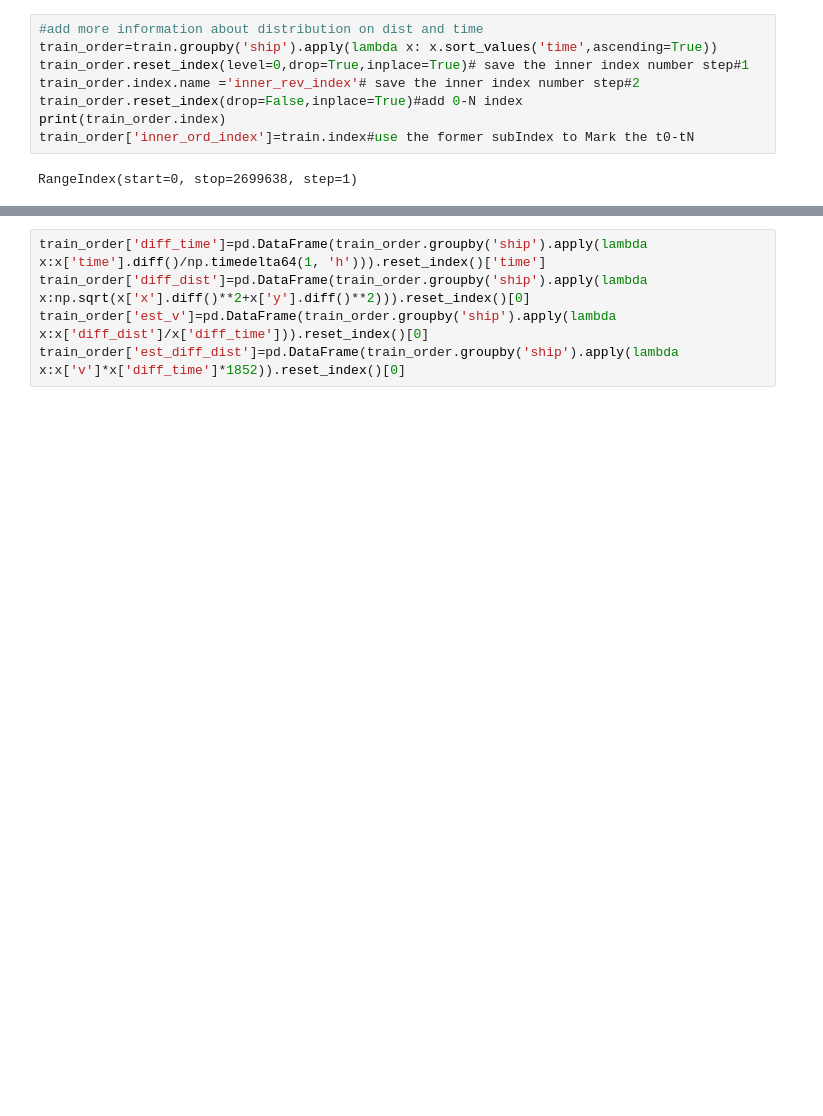
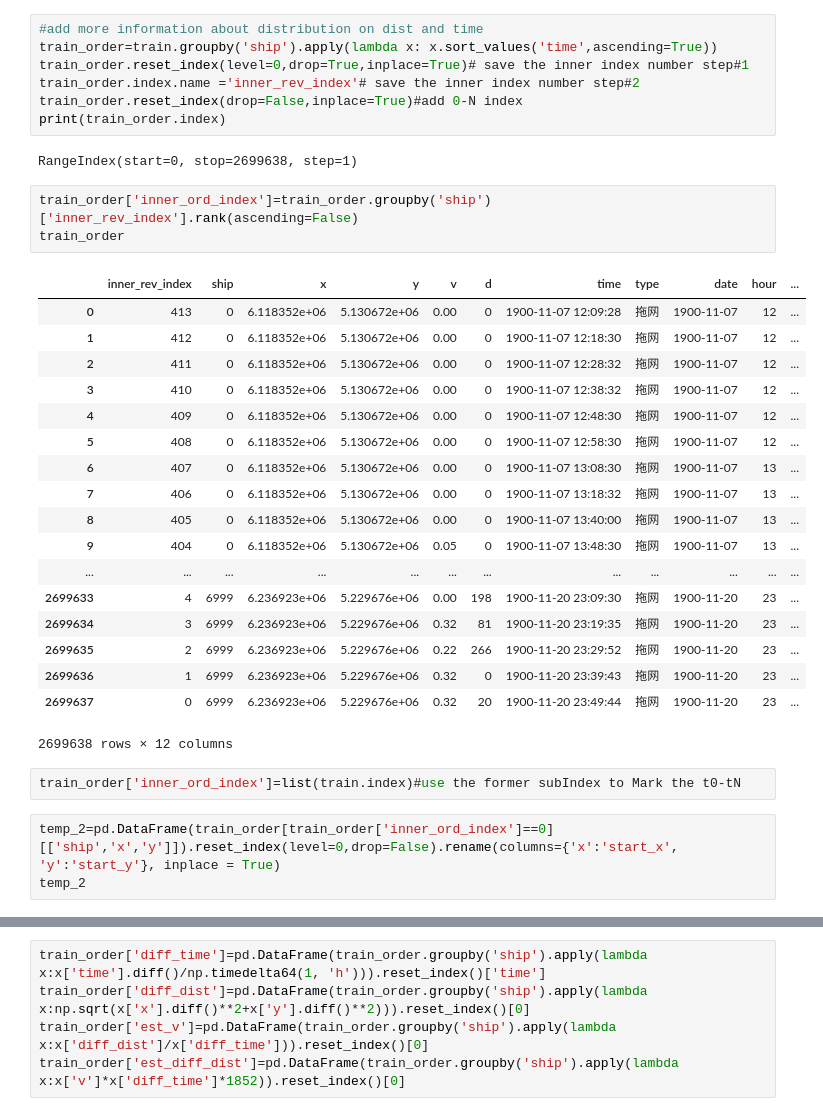
Before and after one commit to GaoGeolone/GeoloneAISea, a Jupyter notebook: process/02-feature_extract.ipynb, the cells around one changed output, grey strips where cells are left out. Drawn from its saved outputs; the diff is of its cells as text; blank space fills up the shorter version.

```diff
--- a/process/02-feature_extract.ipynb
+++ b/process/02-feature_extract.ipynb
@@ -159,6 +161,32 @@ train_order.reset_index(level=0,drop=True,inplace=True)# save the inner index nu
 train_order.index.name ='inner_rev_index'# save the inner index number step#2
 train_order.reset_index(drop=False,inplace=True)#add 0-N index
 print(train_order.index)
-train_order['inner_ord_index']=train.index#use the former subIndex to Mark the t0-tN
 # %% [output]
 RangeIndex(start=0, stop=2699638, step=1)
+# %%
+train_order['inner_ord_index']=train_order.groupby('ship')['inner_rev_index'].rank(ascending=False)
+train_order
+# %% [output]
+|  | inner_rev_index | ship | x | y | v | d | time | type | date | hour | ... |
+| 0 | 413 | 0 | 6.118352e+06 | 5.130672e+06 | 0.00 | 0 | 1900-11-07 12:09:28 | 拖网 | 1900-11-07 | 12 | ... |
+| 1 | 412 | 0 | 6.118352e+06 | 5.130672e+06 | 0.00 | 0 | 1900-11-07 12:18:30 | 拖网 | 1900-11-07 | 12 | ... |
+| 2 | 411 | 0 | 6.118352e+06 | 5.130672e+06 | 0.00 | 0 | 1900-11-07 12:28:32 | 拖网 | 1900-11-07 | 12 | ... |
+| 3 | 410 | 0 | 6.118352e+06 | 5.130672e+06 | 0.00 | 0 | 1900-11-07 12:38:32 | 拖网 | 1900-11-07 | 12 | ... |
+| 4 | 409 | 0 | 6.118352e+06 | 5.130672e+06 | 0.00 | 0 | 1900-11-07 12:48:30 | 拖网 | 1900-11-07 | 12 | ... |
+| 5 | 408 | 0 | 6.118352e+06 | 5.130672e+06 | 0.00 | 0 | 1900-11-07 12:58:30 | 拖网 | 1900-11-07 | 12 | ... |
+| 6 | 407 | 0 | 6.118352e+06 | 5.130672e+06 | 0.00 | 0 | 1900-11-07 13:08:30 | 拖网 | 1900-11-07 | 13 | ... |
+| 7 | 406 | 0 | 6.118352e+06 | 5.130672e+06 | 0.00 | 0 | 1900-11-07 13:18:32 | 拖网 | 1900-11-07 | 13 | ... |
+| 8 | 405 | 0 | 6.118352e+06 | 5.130672e+06 | 0.00 | 0 | 1900-11-07 13:40:00 | 拖网 | 1900-11-07 | 13 | ... |
+| 9 | 404 | 0 | 6.118352e+06 | 5.130672e+06 | 0.05 | 0 | 1900-11-07 13:48:30 | 拖网 | 1900-11-07 | 13 | ... |
+| ... | ... | ... | ... | ... | ... | ... | ... | ... | ... | ... | ... |
+| 2699633 | 4 | 6999 | 6.236923e+06 | 5.229676e+06 | 0.00 | 198 | 1900-11-20 23:09:30 | 拖网 | 1900-11-20 | 23 | ... |
+| 2699634 | 3 | 6999 | 6.236923e+06 | 5.229676e+06 | 0.32 | 81 | 1900-11-20 23:19:35 | 拖网 | 1900-11-20 | 23 | ... |
+| 2699635 | 2 | 6999 | 6.236923e+06 | 5.229676e+06 | 0.22 | 266 | 1900-11-20 23:29:52 | 拖网 | 1900-11-20 | 23 | ... |
+| 2699636 | 1 | 6999 | 6.236923e+06 | 5.229676e+06 | 0.32 | 0 | 1900-11-20 23:39:43 | 拖网 | 1900-11-20 | 23 | ... |
+| 2699637 | 0 | 6999 | 6.236923e+06 | 5.229676e+06 | 0.32 | 20 | 1900-11-20 23:49:44 | 拖网 | 1900-11-20 | 23 | ... |
+2699638 rows × 12 columns
+# %%
+train_order['inner_ord_index']=list(train.index)#use the former subIndex to Mark the t0-tN
+# %%
+temp_2=pd.DataFrame(train_order[train_order['inner_ord_index']==0][['ship','x','y']]).reset_index(level=0,drop=False).rename(columns={'x':'start_x', 'y':'start_y'}, inplace = True)
+temp_2
```
Also changed, not shown: parts of 8 cells of this notebook, 1 other file.
